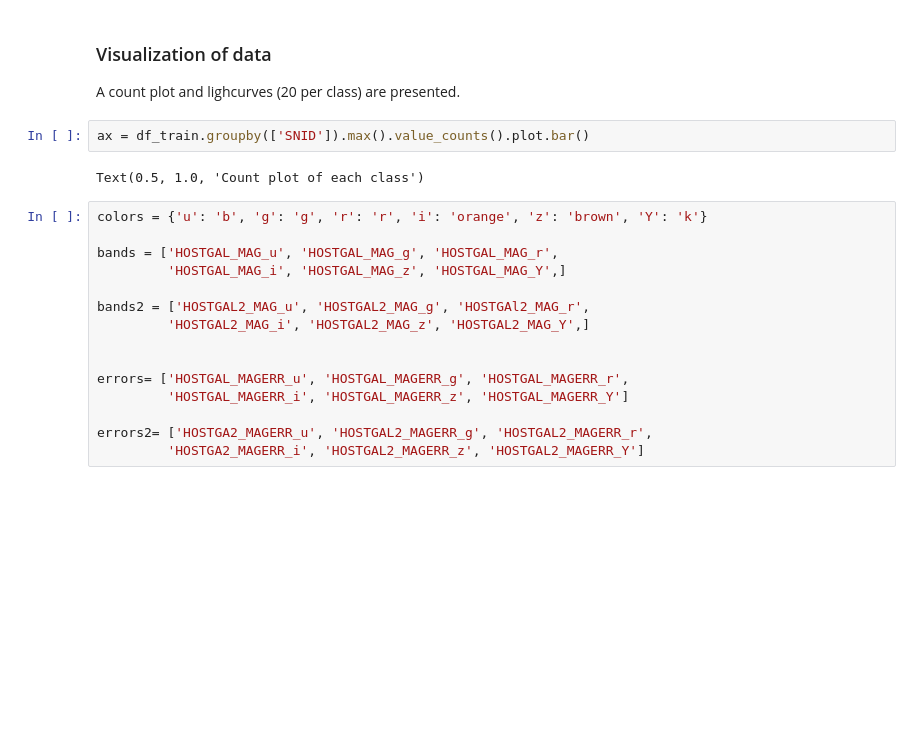
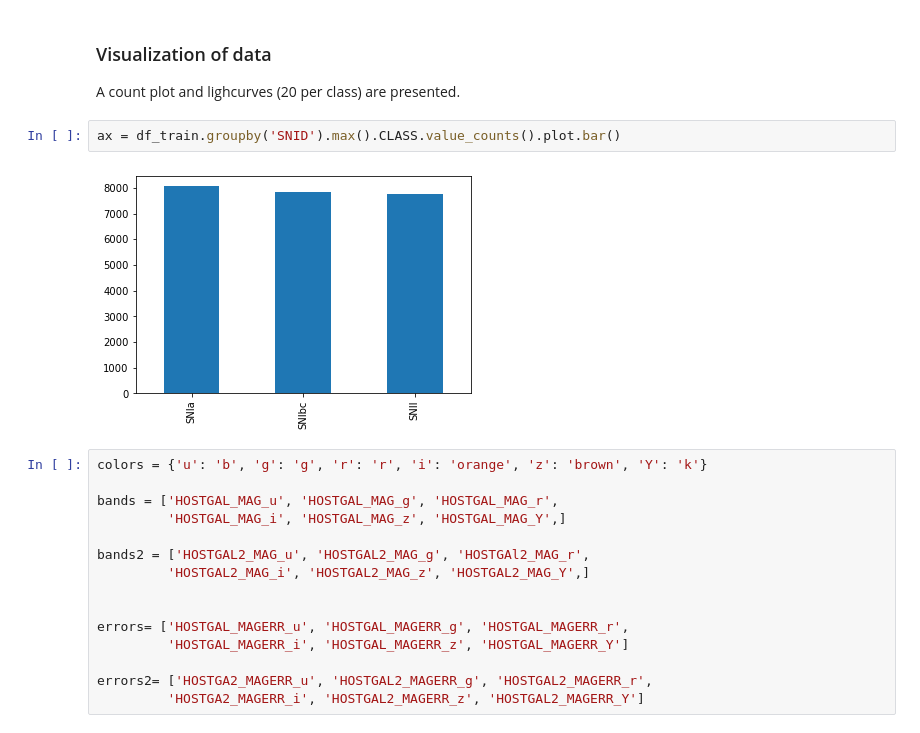
Before and after one commit to vPedreros/ELAsTICC_SNe_Classification, a Jupyter notebook: ELAsTICC_Pedre.ipynb, the cells around one changed output. Cells and saved outputs as stored; diff of their text form; blank space fills up the shorter version.

```diff
--- a/ELAsTICC_Pedre.ipynb
+++ b/ELAsTICC_Pedre.ipynb
@@ -85,9 +97,9 @@ df_train
 
 A count plot and lighcurves (20 per class) are presented.
 # %%
-ax = df_train.groupby(['SNID']).max().value_counts().plot.bar()
+ax = df_train.groupby('SNID').max().CLASS.value_counts().plot.bar()
 # %% [output]
-Text(0.5, 1.0, 'Count plot of each class')
+[figure, added]
 # %%
 colors = {'u': 'b', 'g': 'g', 'r': 'r', 'i': 'orange', 'z': 'brown', 'Y': 'k'}
 
```
Also changed, not shown: parts of 9 cells of this notebook.
